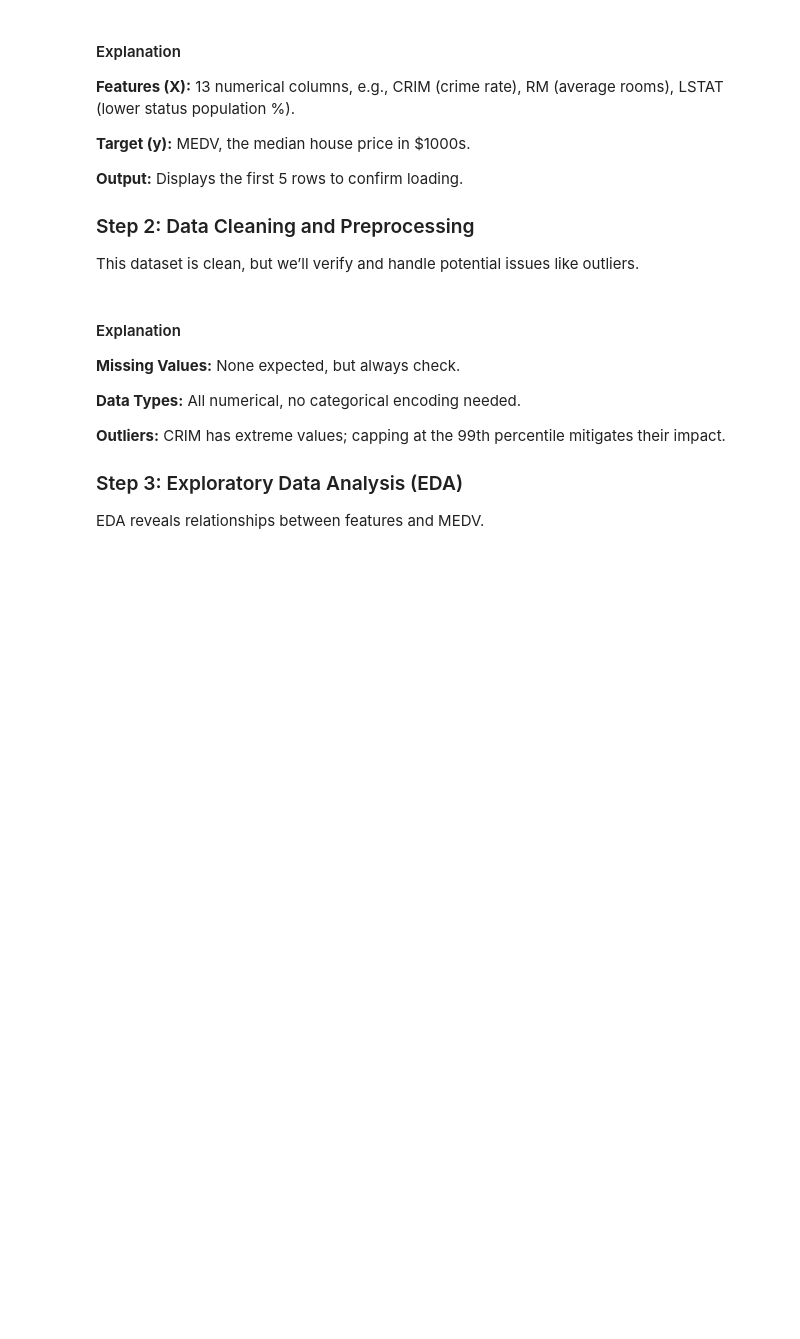
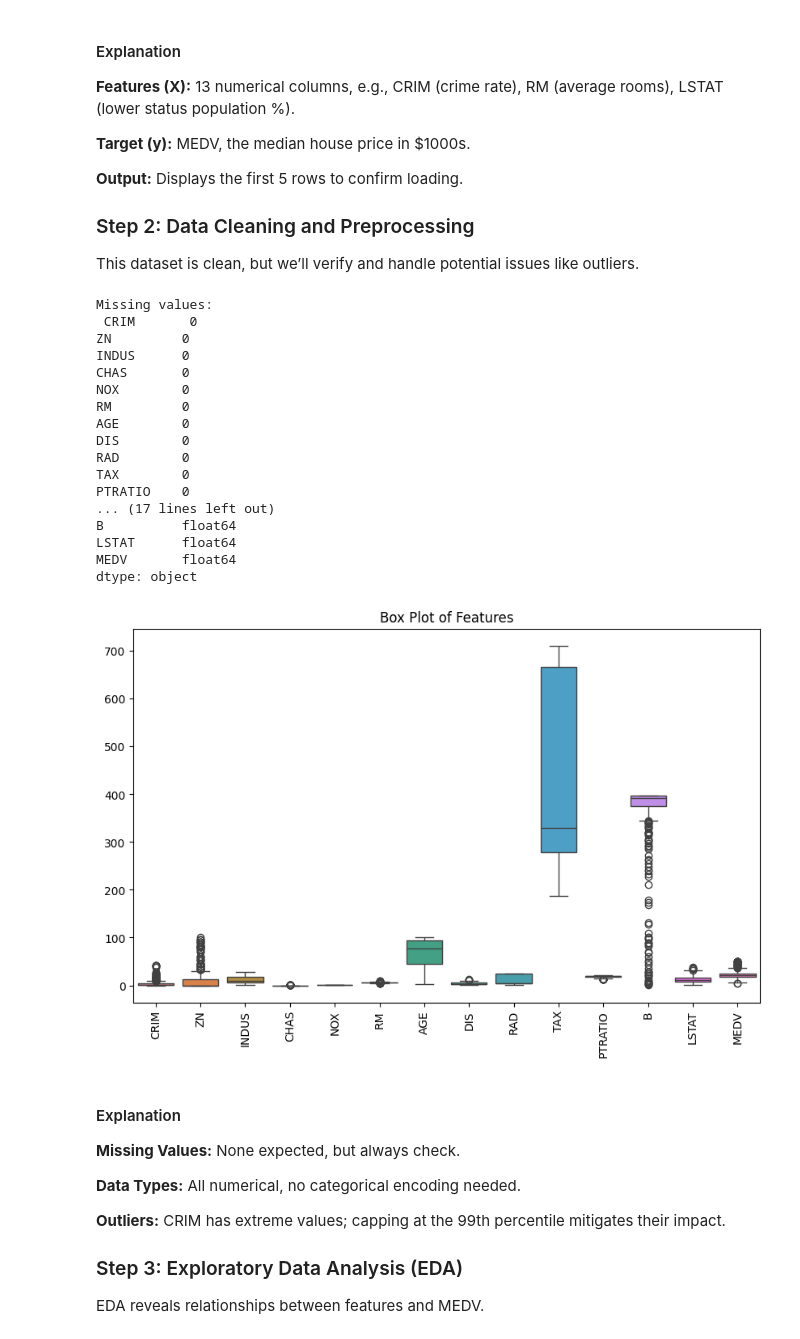
Before and after one commit to snjugunanjenga/BostonHousingPredictions, a Jupyter notebook: bostonHousing.ipynb, the cells around one changed output. Cells and saved outputs as stored; diff of their text form; code cells hidden in the pictures; blank space fills up the shorter version.

Commit message:
Update Boston Housing Predictions

```diff
--- a/bostonHousing.ipynb
+++ b/bostonHousing.ipynb
@@ -25,0 +92,20 @@ print(df.head())
+# %%
+import pandas as pd
+import numpy as np
+
+# Load Boston dataset manually
+data_url = "http://lib.stat.cmu.edu/datasets/boston"
+raw_df = pd.read_csv(data_url, sep="\s+", skiprows=22, header=None)
+data = np.hstack([raw_df.values[::2, :], raw_df.values[1::2, :2]])
+target = raw_df.values[1::2, 2]
+
+# Create DataFrame
+columns = [
+    "CRIM", "ZN", "INDUS", "CHAS", "NOX", "RM", "AGE", "DIS", "RAD",
+    "TAX", "PTRATIO", "B", "LSTAT"
+]
+df = pd.DataFrame(data, columns=columns)
+df["MEDV"] = target
+
+# Preview
+df.head()
@@ -54,3 +129,41 @@ df['CRIM'] = df['CRIM'].clip(upper=df['CRIM'].quantile(0.99))
+# %%
+# Check for missing values
+print("Missing values:\n", df.isnull().sum())  # Should be all zeros
+
+# Check data types
+print("\nData types:\n", df.dtypes)  # Should be float64
+
+# Handle outliers (example: cap CRIM at 99th percentile)
+df['CRIM'] = df['CRIM'].clip(upper=df['CRIM'].quantile(0.99))
+
+# Visualize with a box plot
+import seaborn as sns
+import matplotlib.pyplot as plt
+
+plt.figure(figsize=(10, 6))
+sns.boxplot(data=df)
+plt.xticks(rotation=90)
+plt.title("Box Plot of Features")
+plt.show()
+# %% [output]
+Missing values:
+ CRIM       0
+ZN         0
+INDUS      0
+CHAS       0
+NOX        0
+RM         0
+AGE        0
+DIS        0
+RAD        0
+TAX        0
+PTRATIO    0
+... (17 lines left out)
+B          float64
+LSTAT      float64
+MEDV       float64
+dtype: object
+[figure, added]
 # %% [markdown]
 #### Explanation
 **Missing Values:** None expected, but always check.
```
Also changed, not shown: parts of 9 cells of this notebook.
